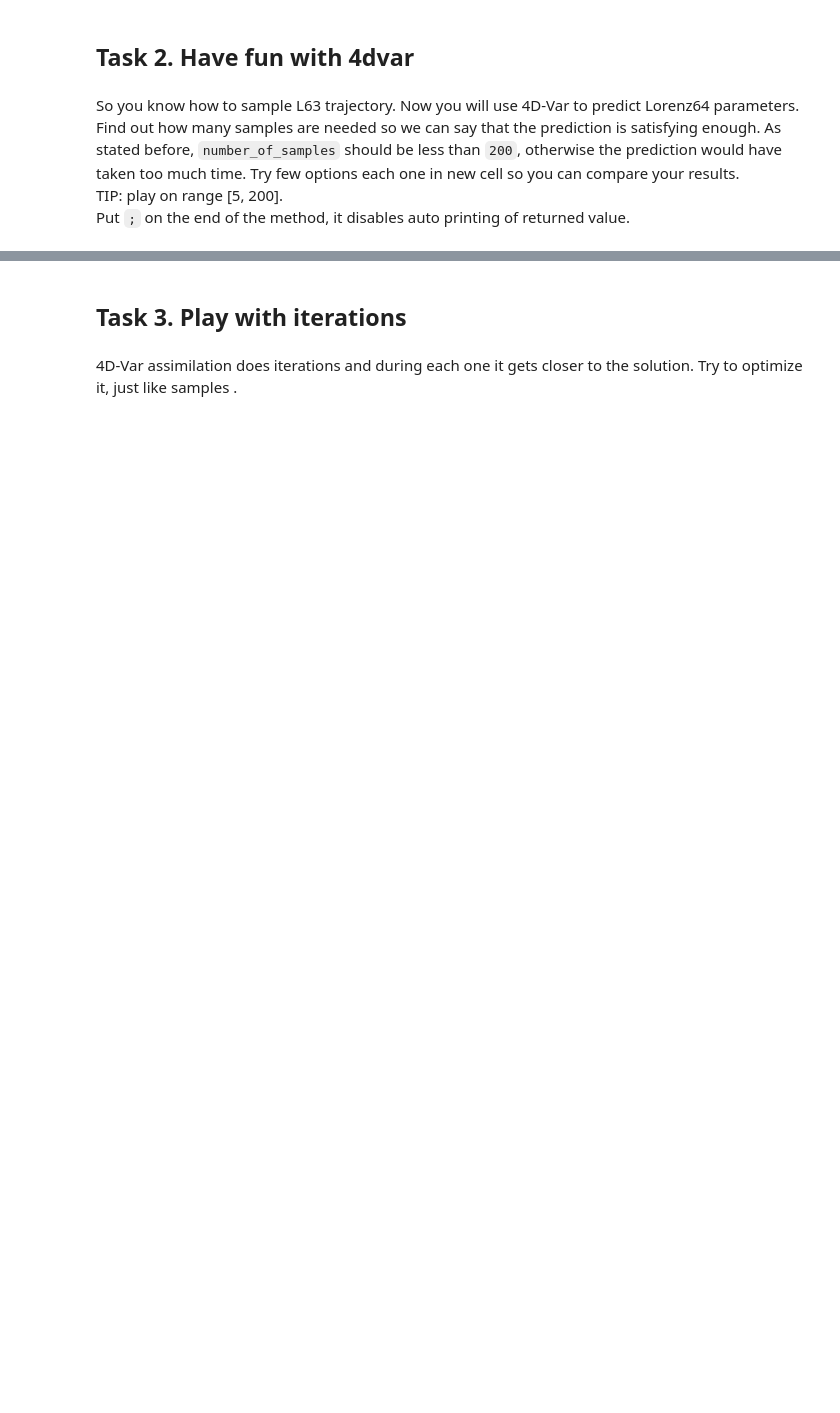
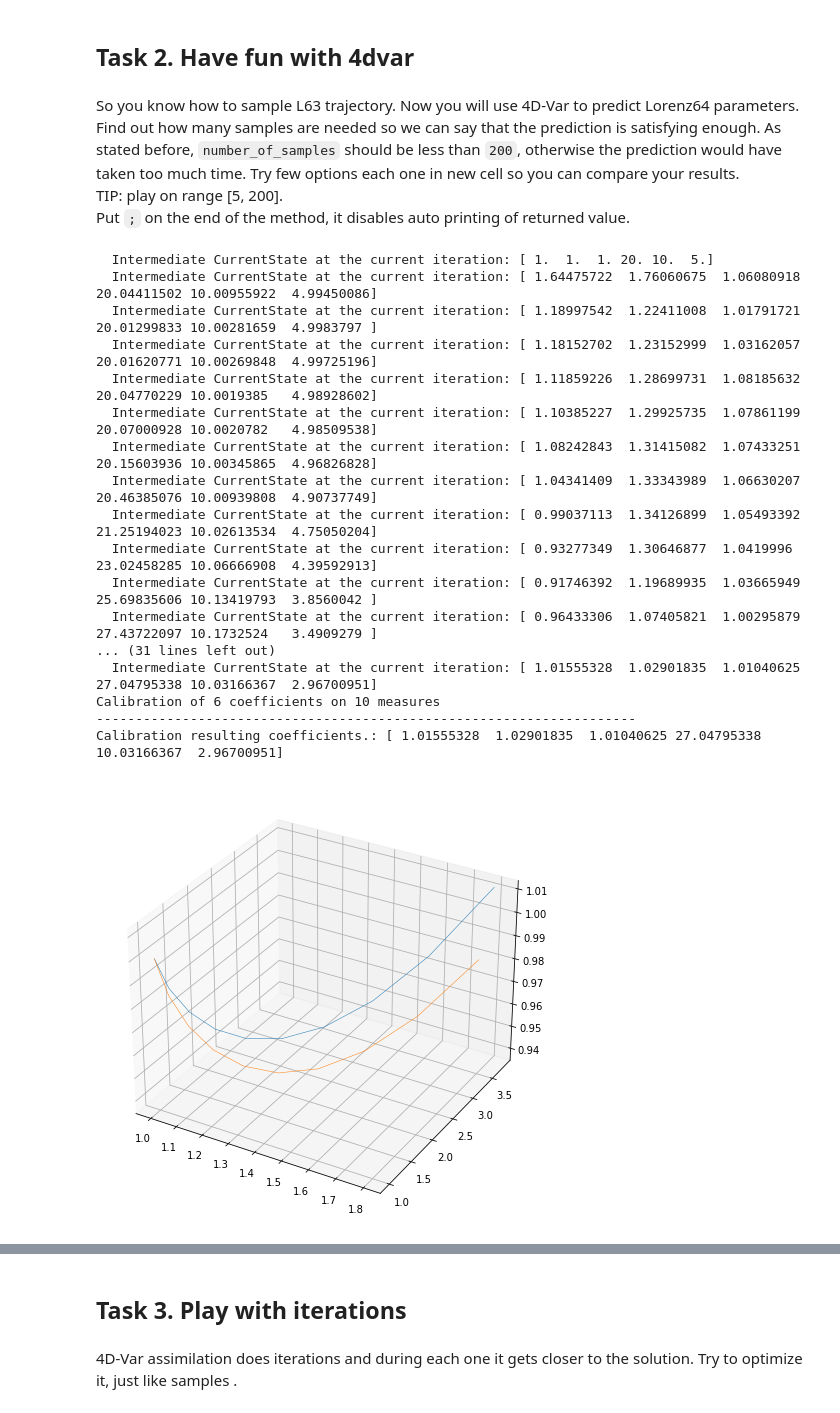
Before and after one commit to boro28/supermodeling, a Jupyter notebook: supermodeling.ipynb, the cells around one changed output, grey strips where cells are left out. Cells and saved outputs as stored; diff of their text form; code cells hidden in the pictures; blank space fills up the shorter version.

```diff
--- a/supermodeling.ipynb
+++ b/supermodeling.ipynb
@@ -208,7 +214,26 @@ TIP: play on range [5, 200]. \
 Put `;` on the end of the method, it disables auto printing of returned value.
 # %%
 lorenz_research(
-    number_of_samples=???,
+    number_of_samples=10,
 # TODO: use stating point that you have chossen in previous task
-    start_time=??
+    start_time=0
 );
+# %% [output]
+  Intermediate CurrentState at the current iteration: [ 1.  1.  1. 20. 10.  5.]
+  Intermediate CurrentState at the current iteration: [ 1.64475722  1.76060675  1.06080918 20.04411502 10.00955922  4.99450086]
+  Intermediate CurrentState at the current iteration: [ 1.18997542  1.22411008  1.01791721 20.01299833 10.00281659  4.9983797 ]
+  Intermediate CurrentState at the current iteration: [ 1.18152702  1.23152999  1.03162057 20.01620771 10.00269848  4.99725196]
+  Intermediate CurrentState at the current iteration: [ 1.11859226  1.28699731  1.08185632 20.04770229 10.0019385   4.98928602]
+  Intermediate CurrentState at the current iteration: [ 1.10385227  1.29925735  1.07861199 20.07000928 10.0020782   4.98509538]
+  Intermediate CurrentState at the current iteration: [ 1.08242843  1.31415082  1.07433251 20.15603936 10.00345865  4.96826828]
+  Intermediate CurrentState at the current iteration: [ 1.04341409  1.33343989  1.06630207 20.46385076 10.00939808  4.90737749]
+  Intermediate CurrentState at the current iteration: [ 0.99037113  1.34126899  1.05493392 21.25194023 10.02613534  4.75050204]
+  Intermediate CurrentState at the current iteration: [ 0.93277349  1.30646877  1.0419996  23.02458285 10.06666908  4.39592913]
+  Intermediate CurrentState at the current iteration: [ 0.91746392  1.19689935  1.03665949 25.69835606 10.13419793  3.8560042 ]
+  Intermediate CurrentState at the current iteration: [ 0.96433306  1.07405821  1.00295879 27.43722097 10.1732524   3.4909279 ]
+... (31 lines left out)
+  Intermediate CurrentState at the current iteration: [ 1.01555328  1.02901835  1.01040625 27.04795338 10.03166367  2.96700951]
+Calibration of 6 coefficients on 10 measures
+---------------------------------------------------------------------
+Calibration resulting coefficients.: [ 1.01555328  1.02901835  1.01040625 27.04795338 10.03166367  2.96700951]
+[figure, added]
```
Also changed, not shown: parts of 13 cells of this notebook.
